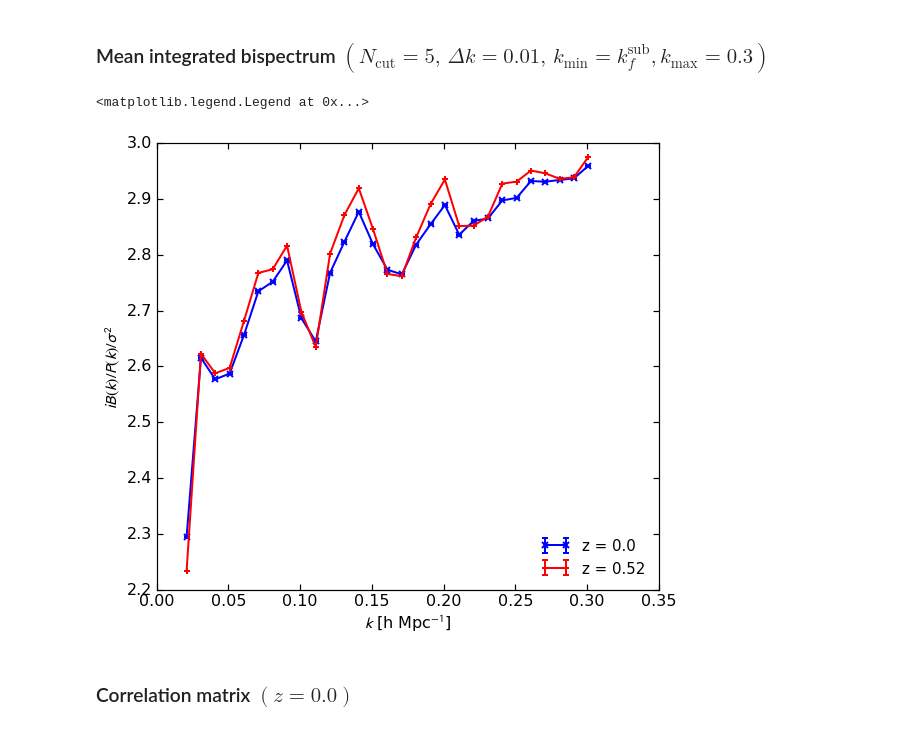
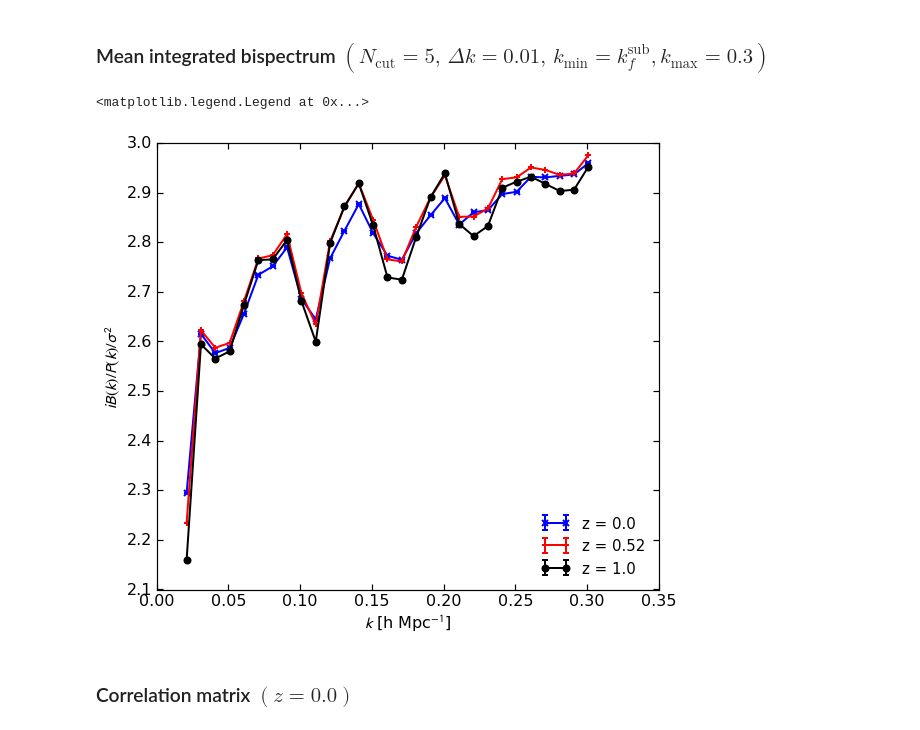
Before and after one commit to DonRegan/notebooks, a Jupyter notebook: ZBOX2 Measurements.ipynb, the cells around one changed output. Cells and saved outputs as stored; diff of their text form; code cells hidden in the pictures.

```diff
--- a/ZBOX2 Measurements.ipynb
+++ b/ZBOX2 Measurements.ipynb
@@ -149,22 +188,24 @@ cb = f.colorbar(cax)
 # %%
 # load data
 iBz00 = loadtxt('./data/ZBOX2/iBSpec/z0.0/nCut_5_kmax_0.3_dk_0.01_N512_avg.dat')
 iBz05 = loadtxt('./data/ZBOX2/iBSpec/z0.52/nCut_5_kmax_0.3_dk_0.01_N512_avg.dat')
+iBz10 = loadtxt('./data/ZBOX2/iBSpec/z1.0/nCut_5_kmax_0.3_dk_0.01_N512_avg.dat')
 
 # plotting
 f = plt.figure(figsize=(9,8))
 ax = f.add_subplot(111)
 
 ax.set_xlabel('$k$ [h Mpc$^{-1}$]',fontsize=16)
 ax.set_ylabel('$iB(k)/P(k)/\sigma^2$',fontsize=16)
 
 ax.errorbar(iBz00[:,0],iBz00[:,3],0*iBz00[:,4],fmt='-x',mew=2,lw=2,c='b',label='z = 0.0')
 ax.errorbar(iBz05[:,0],iBz05[:,3],0*iBz05[:,4],fmt='-+',mew=2,lw=2,c='r',label='z = 0.52')
+ax.errorbar(iBz10[:,0],iBz10[:,3],0*iBz10[:,4],fmt='-o',mew=2,lw=2,c='black',label='z = 1.0')
 
 legend(loc=4,prop={'size':15},frameon=False)
 # %% [output]
 <matplotlib.legend.Legend at 0x...>
-[figure, old version]
+[figure, new version]
 # %% [markdown]
 ### Correlation matrix $(z = 0.0)$
 # %%
```
Also changed, not shown: parts of 3 cells of this notebook.
